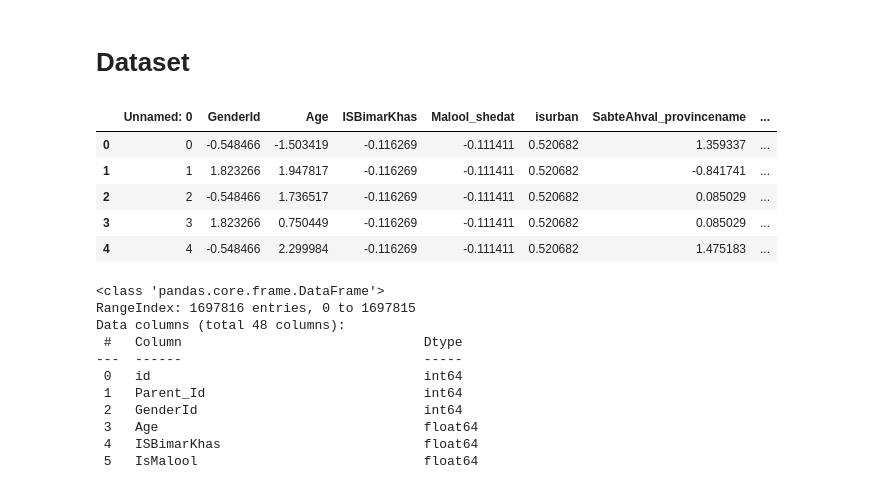
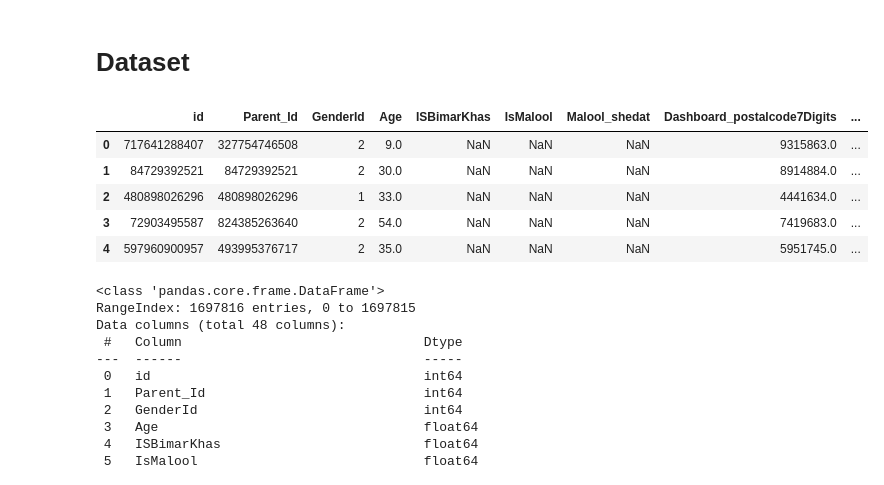
Before and after one commit to Dan-A2/cold-start-preference-learning, a Jupyter notebook: Household_code.ipynb, the cells around one changed output. Cells and saved outputs as stored; diff of their text form; code cells hidden in the pictures.

```diff
--- a/Household_code.ipynb
+++ b/Household_code.ipynb
@@ -9,12 +9,12 @@ pd.set_option('display.max_columns', None)
 # %% [markdown]
 # Dataset
 # %%
-data = pd.read_csv('Datasets/household.csv')
+data = pd.read_csv("Datasets/Household/h.csv")
 data.head()
 # %% [output]
-|  | Unnamed: 0 | GenderId | Age | ISBimarKhas | Malool_shedat | isurban | SabteAhval_provincename | ... |
-| 0 | 0 | -0.548466 | -1.503419 | -0.116269 | -0.111411 | 0.520682 | 1.359337 | ... |
-| 1 | 1 | 1.823266 | 1.947817 | -0.116269 | -0.111411 | 0.520682 | -0.841741 | ... |
-| 2 | 2 | -0.548466 | 1.736517 | -0.116269 | -0.111411 | 0.520682 | 0.085029 | ... |
-| 3 | 3 | 1.823266 | 0.750449 | -0.116269 | -0.111411 | 0.520682 | 0.085029 | ... |
-| 4 | 4 | -0.548466 | 2.299984 | -0.116269 | -0.111411 | 0.520682 | 1.475183 | ... |
+|  | id | Parent_Id | GenderId | Age | ISBimarKhas | IsMalool | Malool_shedat | Dashboard_postalcode7Digits | ... |
+| 0 | 717641288407 | 327754746508 | 2 | 9.0 | NaN | NaN | NaN | 9315863.0 | ... |
+| 1 | 84729392521 | 84729392521 | 2 | 30.0 | NaN | NaN | NaN | 8914884.0 | ... |
+| 2 | 480898026296 | 480898026296 | 1 | 33.0 | NaN | NaN | NaN | 4441634.0 | ... |
+| 3 | 72903495587 | 824385263640 | 2 | 54.0 | NaN | NaN | NaN | 7419683.0 | ... |
+| 4 | 597960900957 | 493995376717 | 2 | 35.0 | NaN | NaN | NaN | 5951745.0 | ... |
```
Also changed, not shown: parts of 5 cells of this notebook, 11 other files.
